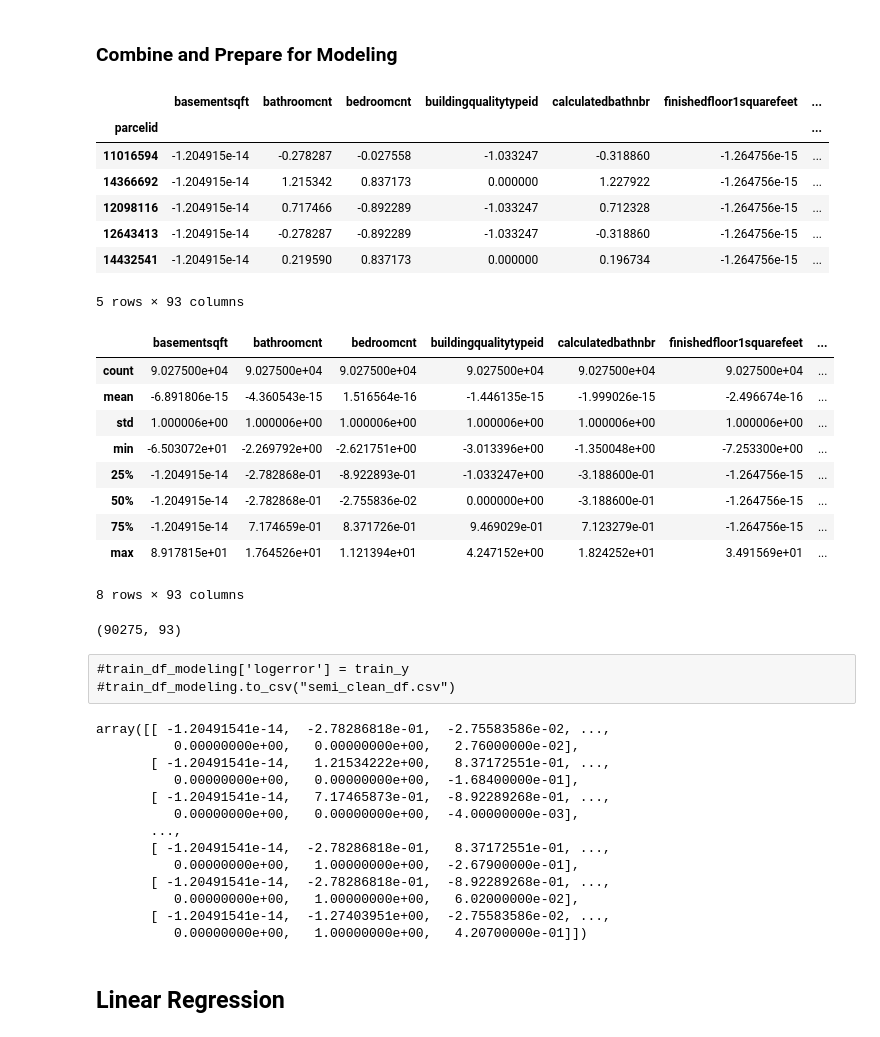
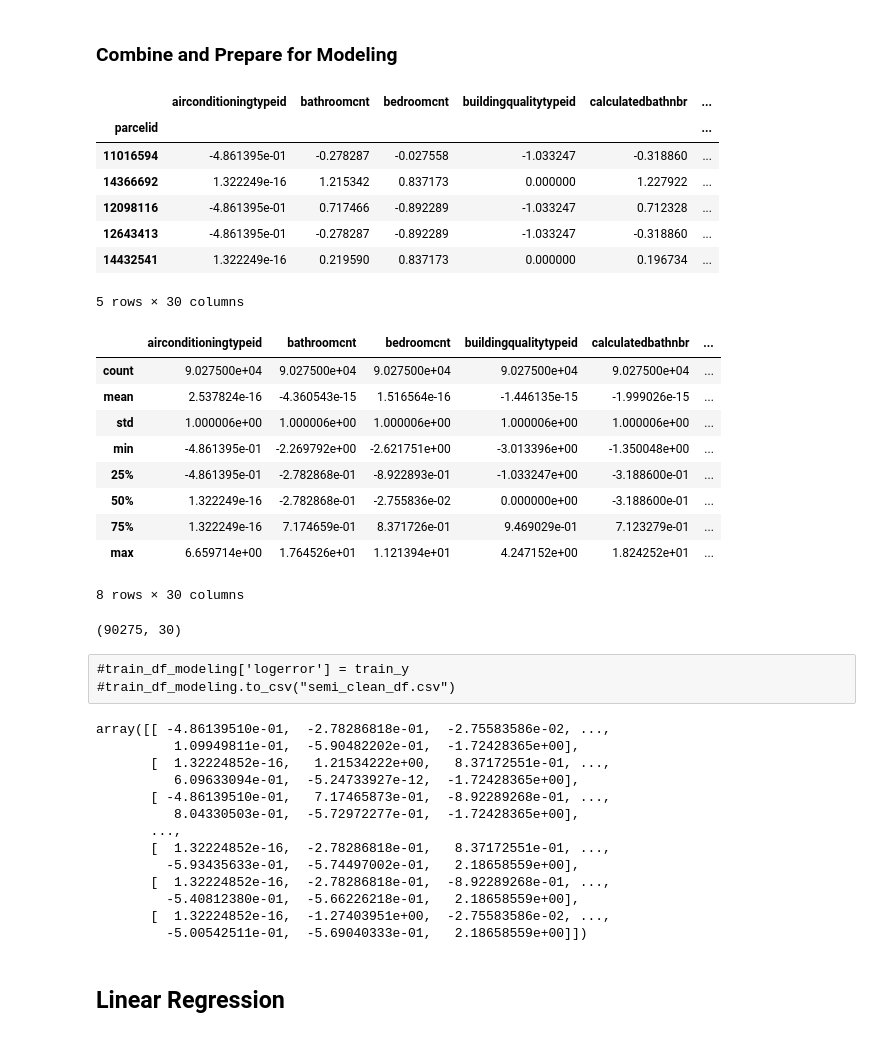
Before and after one commit to malctaylor15/Zillow_Kaggle, a Jupyter notebook: Analysis - Linear Regression.ipynb, the cells around one changed output. Cells and saved outputs as stored; diff of their text form; code cells hidden in the pictures.

```diff
--- a/Analysis - Linear Regression.ipynb
+++ b/Analysis - Linear Regression.ipynb
@@ -263,5 +277,7 @@ gc.collect()
 # %% [markdown]
 ### Scale Data
+# %%
+train_df3 = train_df_filledna
 # %%
 from sklearn.preprocessing import MinMaxScaler
 from sklearn.preprocessing import StandardScaler
@@ -270,9 +313,11 @@ cols_not_to_scale = np.append(one_hot_colnames_after.values, 'logerror')
 # %%
-train_df_scale = StandardScaler().fit_transform(train_df3.drop(cols_not_to_scale,axis = 1))
+df_temp = train_df3.drop(missing_df3['count'].values,axis = 1)
+df_temp2 = df_temp.drop(['transactiondate'], axis = 1)
+train_df_scale = StandardScaler().fit_transform(df_temp2)
 #train_df_scale = MinMaxScaler().fit_transform(train_df3.drop(cols_not_to_scale),axis = 1)
 train_df_scale = pd.DataFrame(train_df_scale)
-train_df_scale.columns = (train_df3.drop(cols_not_to_scale,axis = 1)).columns
-train_df_scale.index = train_df3.index
+train_df_scale.columns =df_temp2.columns
+train_df_scale.index = df_temp2.index
 # %%
 train_df_scale.head()
 # %% [output]
@@ -359,53 +406,53 @@ train_df_scale.shape
 # %% [markdown]
 ### Combine and Prepare for Modeling
 # %%
-train_df_modeling = pd.concat([train_df_scale, one_hot_df], axis = 1)
+train_df_modeling = train_df_scale.drop(["logerror"], axis =1 )
 train_df_modeling.head()
 # %% [output]
-|  | basementsqft | bathroomcnt | bedroomcnt | buildingqualitytypeid | calculatedbathnbr | finishedfloor1squarefeet | ... |
-| parcelid |  |  |  |  |  |  | ... |
-| 11016594 | -1.204915e-14 | -0.278287 | -0.027558 | -1.033247 | -0.318860 | -1.264756e-15 | ... |
-| 14366692 | -1.204915e-14 | 1.215342 | 0.837173 | 0.000000 | 1.227922 | -1.264756e-15 | ... |
-| 12098116 | -1.204915e-14 | 0.717466 | -0.892289 | -1.033247 | 0.712328 | -1.264756e-15 | ... |
-| 12643413 | -1.204915e-14 | -0.278287 | -0.892289 | -1.033247 | -0.318860 | -1.264756e-15 | ... |
-| 14432541 | -1.204915e-14 | 0.219590 | 0.837173 | 0.000000 | 0.196734 | -1.264756e-15 | ... |
+|  | airconditioningtypeid | bathroomcnt | bedroomcnt | buildingqualitytypeid | calculatedbathnbr | ... |
+| parcelid |  |  |  |  |  | ... |
+| 11016594 | -4.861395e-01 | -0.278287 | -0.027558 | -1.033247 | -0.318860 | ... |
+| 14366692 | 1.322249e-16 | 1.215342 | 0.837173 | 0.000000 | 1.227922 | ... |
+| 12098116 | -4.861395e-01 | 0.717466 | -0.892289 | -1.033247 | 0.712328 | ... |
+| 12643413 | -4.861395e-01 | -0.278287 | -0.892289 | -1.033247 | -0.318860 | ... |
+| 14432541 | 1.322249e-16 | 0.219590 | 0.837173 | 0.000000 | 0.196734 | ... |
-5 rows × 93 columns
+5 rows × 30 columns
 # %%
 train_df_modeling.describe()
 # %% [output]
-|  | basementsqft | bathroomcnt | bedroomcnt | buildingqualitytypeid | calculatedbathnbr | finishedfloor1squarefeet | ... |
-| count | 9.027500e+04 | 9.027500e+04 | 9.027500e+04 | 9.027500e+04 | 9.027500e+04 | 9.027500e+04 | ... |
-| mean | -6.891806e-15 | -4.360543e-15 | 1.516564e-16 | -1.446135e-15 | -1.999026e-15 | -2.496674e-16 | ... |
-| std | 1.000006e+00 | 1.000006e+00 | 1.000006e+00 | 1.000006e+00 | 1.000006e+00 | 1.000006e+00 | ... |
-| min | -6.503072e+01 | -2.269792e+00 | -2.621751e+00 | -3.013396e+00 | -1.350048e+00 | -7.253300e+00 | ... |
-| 25% | -1.204915e-14 | -2.782868e-01 | -8.922893e-01 | -1.033247e+00 | -3.188600e-01 | -1.264756e-15 | ... |
-| 50% | -1.204915e-14 | -2.782868e-01 | -2.755836e-02 | 0.000000e+00 | -3.188600e-01 | -1.264756e-15 | ... |
-| 75% | -1.204915e-14 | 7.174659e-01 | 8.371726e-01 | 9.469029e-01 | 7.123279e-01 | -1.264756e-15 | ... |
-| max | 8.917815e+01 | 1.764526e+01 | 1.121394e+01 | 4.247152e+00 | 1.824252e+01 | 3.491569e+01 | ... |
+|  | airconditioningtypeid | bathroomcnt | bedroomcnt | buildingqualitytypeid | calculatedbathnbr | ... |
+| count | 9.027500e+04 | 9.027500e+04 | 9.027500e+04 | 9.027500e+04 | 9.027500e+04 | ... |
+| mean | 2.537824e-16 | -4.360543e-15 | 1.516564e-16 | -1.446135e-15 | -1.999026e-15 | ... |
+| std | 1.000006e+00 | 1.000006e+00 | 1.000006e+00 | 1.000006e+00 | 1.000006e+00 | ... |
+| min | -4.861395e-01 | -2.269792e+00 | -2.621751e+00 | -3.013396e+00 | -1.350048e+00 | ... |
+| 25% | -4.861395e-01 | -2.782868e-01 | -8.922893e-01 | -1.033247e+00 | -3.188600e-01 | ... |
+| 50% | 1.322249e-16 | -2.782868e-01 | -2.755836e-02 | 0.000000e+00 | -3.188600e-01 | ... |
+| 75% | 1.322249e-16 | 7.174659e-01 | 8.371726e-01 | 9.469029e-01 | 7.123279e-01 | ... |
+| max | 6.659714e+00 | 1.764526e+01 | 1.121394e+01 | 4.247152e+00 | 1.824252e+01 | ... |
-8 rows × 93 columns
+8 rows × 30 columns
 # %%
 train_df_modeling.shape
 # %% [output]
-(90275, 93)
+(90275, 30)
 # %% [raw]
 #train_df_modeling['logerror'] = train_y
 #train_df_modeling.to_csv("semi_clean_df.csv")
 # %%
 train_df_modeling.values
 # %% [output]
-array([[ -1.20491541e-14,  -2.78286818e-01,  -2.75583586e-02, ...,
-          0.00000000e+00,   0.00000000e+00,   2.76000000e-02],
-       [ -1.20491541e-14,   1.21534222e+00,   8.37172551e-01, ...,
-          0.00000000e+00,   0.00000000e+00,  -1.68400000e-01],
-       [ -1.20491541e-14,   7.17465873e-01,  -8.92289268e-01, ...,
-          0.00000000e+00,   0.00000000e+00,  -4.00000000e-03],
+array([[ -4.86139510e-01,  -2.78286818e-01,  -2.75583586e-02, ...,
+          1.09949811e-01,  -5.90482202e-01,  -1.72428365e+00],
+       [  1.32224852e-16,   1.21534222e+00,   8.37172551e-01, ...,
+          6.09633094e-01,  -5.24733927e-12,  -1.72428365e+00],
+       [ -4.86139510e-01,   7.17465873e-01,  -8.92289268e-01, ...,
+          8.04330503e-01,  -5.72972277e-01,  -1.72428365e+00],
        ...,
-       [ -1.20491541e-14,  -2.78286818e-01,   8.37172551e-01, ...,
-          0.00000000e+00,   1.00000000e+00,  -2.67900000e-01],
-       [ -1.20491541e-14,  -2.78286818e-01,  -8.92289268e-01, ...,
-          0.00000000e+00,   1.00000000e+00,   6.02000000e-02],
-       [ -1.20491541e-14,  -1.27403951e+00,  -2.75583586e-02, ...,
-          0.00000000e+00,   1.00000000e+00,   4.20700000e-01]])
+       [  1.32224852e-16,  -2.78286818e-01,   8.37172551e-01, ...,
+         -5.93435633e-01,  -5.74497002e-01,   2.18658559e+00],
+       [  1.32224852e-16,  -2.78286818e-01,  -8.92289268e-01, ...,
+         -5.40812380e-01,  -5.66226218e-01,   2.18658559e+00],
+       [  1.32224852e-16,  -1.27403951e+00,  -2.75583586e-02, ...,
+         -5.00542511e-01,  -5.69040333e-01,   2.18658559e+00]])
 # %% [markdown]
 ## Linear Regression
 # %% [markdown]
```
Also changed, not shown: parts of 54 cells of this notebook, 1 other file.
